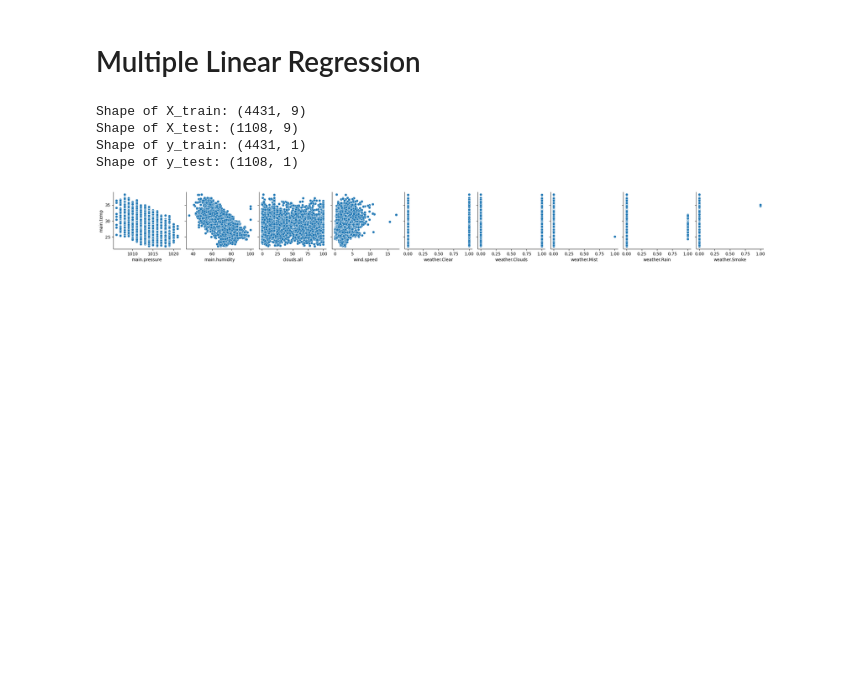
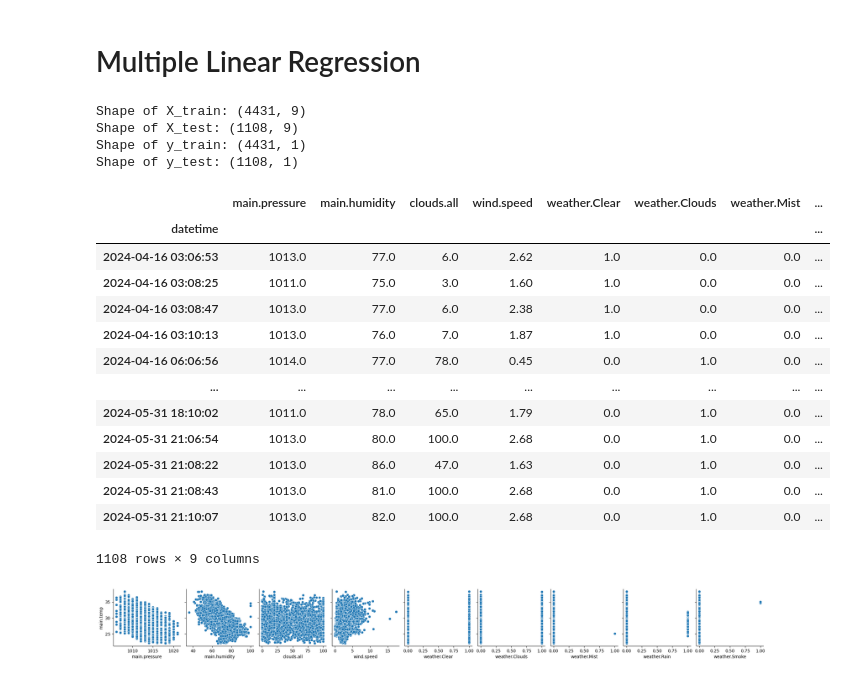
Before and after one commit to Matthew-Gallardo/Temperature-Forecast-Prediction-in-CAMANAVA-using-Regression, a Jupyter notebook: train-test-demo.ipynb, the cells around one changed output. Drawn from its saved outputs; the diff is of its cells as text; code cells hidden in the pictures; blank space fills up the shorter version.

```diff
--- a/train-test-demo.ipynb
+++ b/train-test-demo.ipynb
@@ -70,6 +70,23 @@ Shape of X_train: (4431, 9)
 Shape of X_test: (1108, 9)
 Shape of y_train: (4431, 1)
 Shape of y_test: (1108, 1)
+# %%
+X_test
+# %% [output]
+|  | main.pressure | main.humidity | clouds.all | wind.speed | weather.Clear | weather.Clouds | weather.Mist | ... |
+| datetime |  |  |  |  |  |  |  | ... |
+| 2024-04-16 03:06:53 | 1013.0 | 77.0 | 6.0 | 2.62 | 1.0 | 0.0 | 0.0 | ... |
+| 2024-04-16 03:08:25 | 1011.0 | 75.0 | 3.0 | 1.60 | 1.0 | 0.0 | 0.0 | ... |
+| 2024-04-16 03:08:47 | 1013.0 | 77.0 | 6.0 | 2.38 | 1.0 | 0.0 | 0.0 | ... |
+| 2024-04-16 03:10:13 | 1013.0 | 76.0 | 7.0 | 1.87 | 1.0 | 0.0 | 0.0 | ... |
+| 2024-04-16 06:06:56 | 1014.0 | 77.0 | 78.0 | 0.45 | 0.0 | 1.0 | 0.0 | ... |
+| ... | ... | ... | ... | ... | ... | ... | ... | ... |
+| 2024-05-31 18:10:02 | 1011.0 | 78.0 | 65.0 | 1.79 | 0.0 | 1.0 | 0.0 | ... |
+| 2024-05-31 21:06:54 | 1013.0 | 80.0 | 100.0 | 2.68 | 0.0 | 1.0 | 0.0 | ... |
+| 2024-05-31 21:08:22 | 1013.0 | 86.0 | 47.0 | 1.63 | 0.0 | 1.0 | 0.0 | ... |
+| 2024-05-31 21:08:43 | 1013.0 | 81.0 | 100.0 | 2.68 | 0.0 | 1.0 | 0.0 | ... |
+| 2024-05-31 21:10:07 | 1013.0 | 82.0 | 100.0 | 2.68 | 0.0 | 1.0 | 0.0 | ... |
+1108 rows × 9 columns
 # %%
 
 data = pd.concat([camanava_x, camanava_y], axis=1)
```
Also changed, not shown: parts of 2 cells of this notebook, 5 other files.
